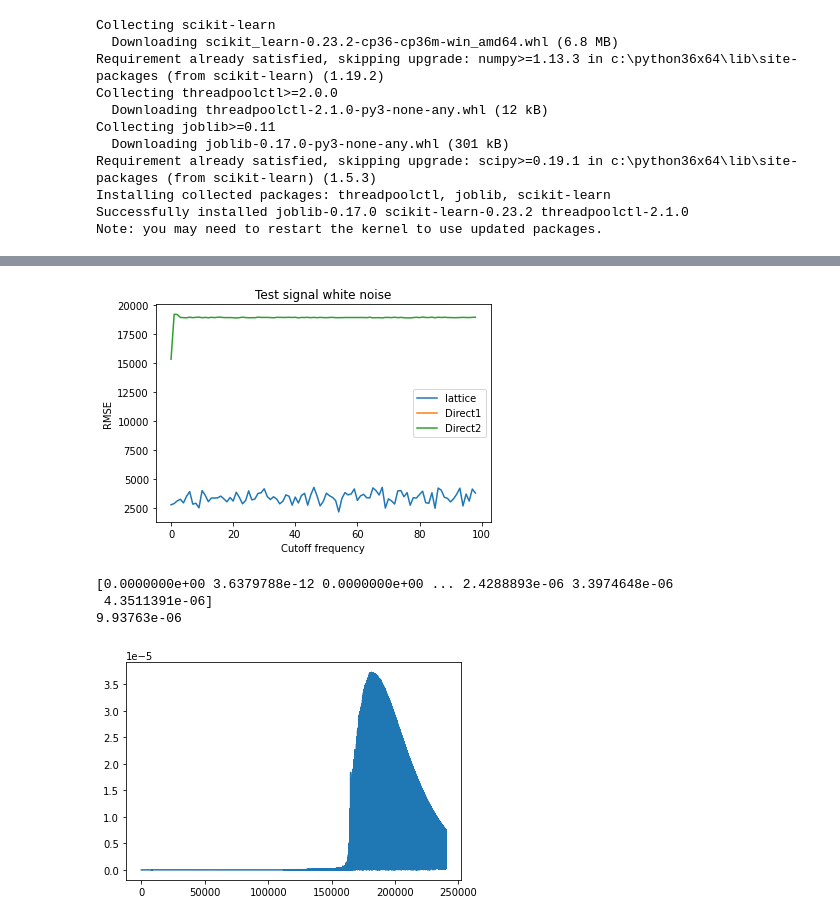
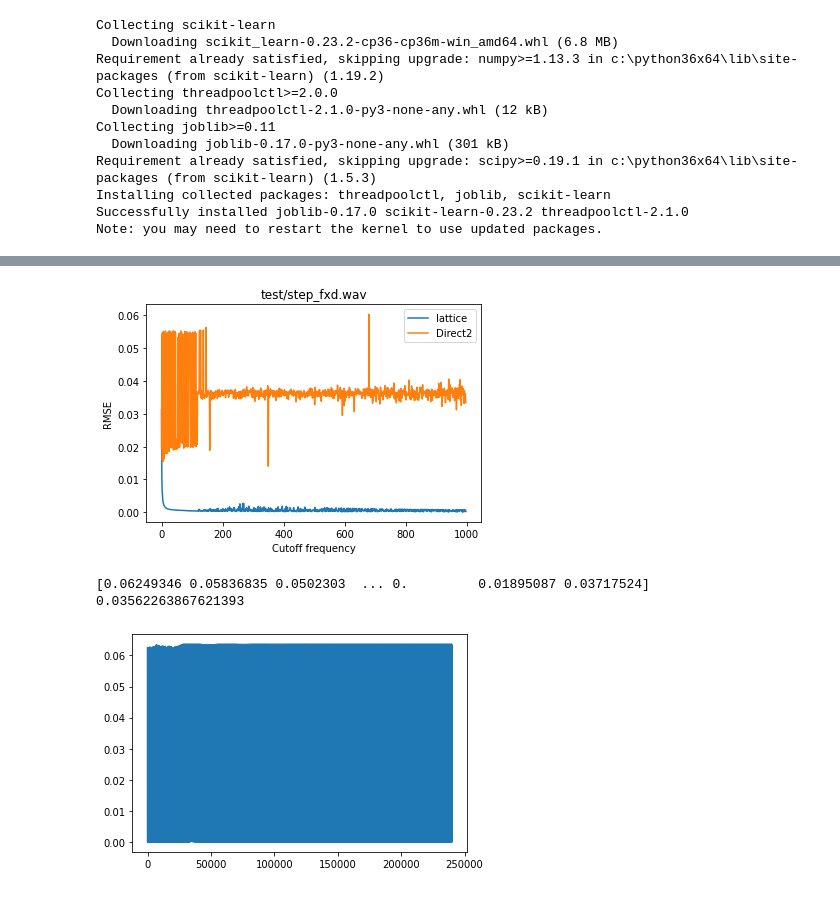
Before and after one commit to tryznav/TestApp, a Jupyter notebook: Untitled.ipynb, the cells around one changed output, grey strips where cells are left out. Saved outputs shown, nothing was run; the diff lists cells and outputs as text; code cells hidden in the pictures.

```diff
--- a/Untitled.ipynb
+++ b/Untitled.ipynb
@@ -83,32 +199,33 @@ import matplotlib.axes as axe
 # plt.axis( [0, 1000])
 
 plt.plot(lattice,label='lattice')
-plt.plot(direct1,label='Direct1')
+# plt.plot(direct1,label='Direct1')
 plt.plot(direct2,label='Direct2')
 # plt.Axes.set_xlim([40, 60])
-# plt.axis([20,45,0.2051100,0.2051150])
+# plt.axis([0,20,0,0.04])
 plt.ylabel('RMSE')
 plt.xlabel('Cutoff frequency')
-plt.title('Test signal white noise')
+plt.title(test_signal)
 # ax_zoom = plottools.zoom_axes(fig,ax,[0.1,0.2],[0.8,0.9],[0.6,0.9],[0.6,0.9])
 # print(res)
 plt.legend()
 plt.show()
 # %% [output]
-[figure, old version]
+[figure, new version]
 # %%
-set_preset(1000, 2, 2)
-subprocess.run(['TestApp/build/tmp/TestApp/Debug/TestApp', '--apf', '--in', 'test/in_sweep.wav', '--out', 'out.wav']);
+set_preset(500, 1, 2)
+subprocess.run(['TestApp/build/tmp/TestApp/Debug/TestApp', '--apf', '--in', 'test/step_fxd.wav', '--out', 'out.wav']);
 s_r, data = wav.read('out.wav')
-error = data[:, 0] - data[:, 1]
+data2 = data/2147483648;
+error = data2[:, 0] - data2[:, 1]
 error = abs(error)
-# plt.axis([5000,10000,-15000,15000])
+# plt.axis([0,5000,0,1])
 plt.plot(error)
+
 print(error)
-print(get_error())
+print(get_error_fxd())
 print()
 # %% [output]
-[0.0000000e+00 3.6379788e-12 0.0000000e+00 ... 2.4288893e-06 3.3974648e-06
- 4.3511391e-06]
-9.93763e-06
+[0.06249346 0.05836835 0.0502303  ... 0.         0.01895087 0.03717524]
+0.03562263867621393
-[figure, old version]
+[figure, new version]
```
Also changed, not shown: parts of 8 cells of this notebook, 30 other files.
